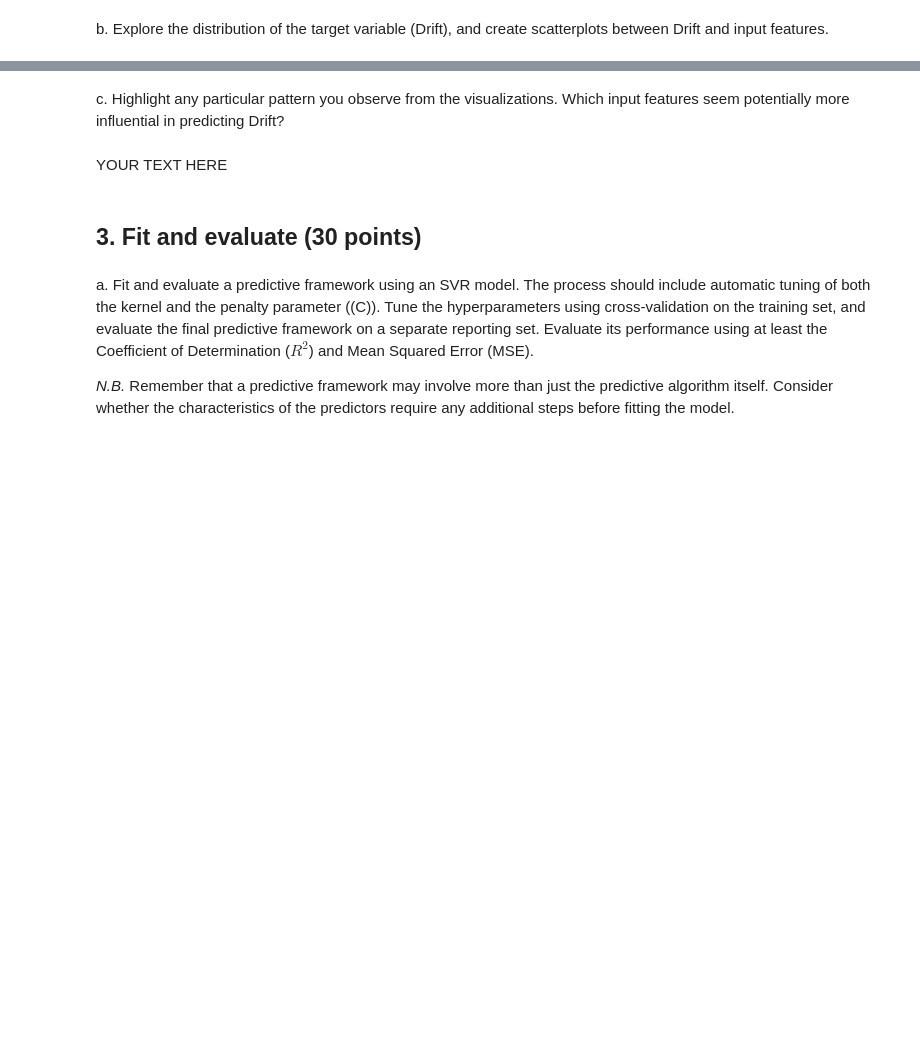
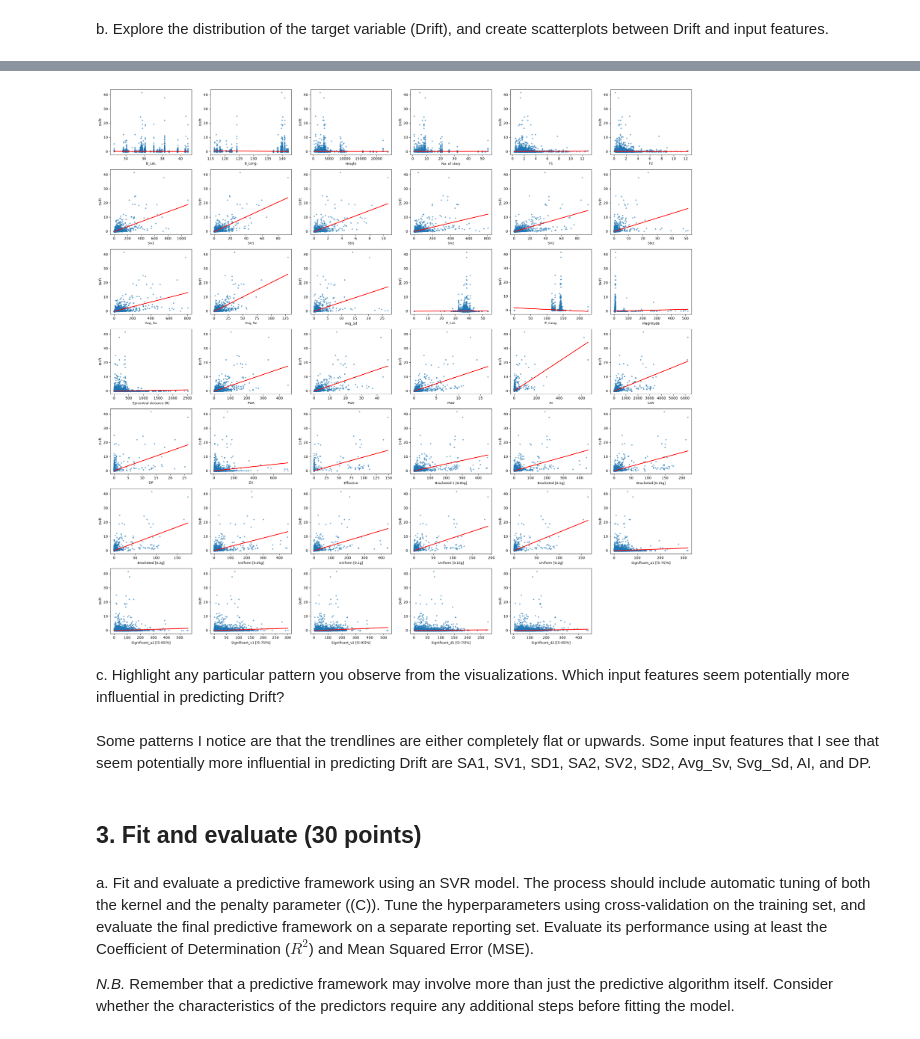
Before and after one commit to james-torgerson/ds4021_lab02, a Jupyter notebook: 02-seismic-support-vector-regression.ipynb, the cells around one changed output, grey strips where cells are left out. Saved outputs shown, nothing was run; the diff lists cells and outputs as text; code cells hidden in the pictures; blank space fills up the shorter version.

```diff
--- a/02-seismic-support-vector-regression.ipynb
+++ b/02-seismic-support-vector-regression.ipynb
@@ -64,7 +142,37 @@ b. Explore the distribution of the target variable (Drift), and create scatterpl
+# %%
+n = len(features)
+ncols = 6
+nrows = int(np.ceil(n / ncols))
+
+fig, axes = plt.subplots(nrows, ncols, figsize=(4 * ncols, 3.2 * nrows))
+axes = axes.flatten()
+
+for ax, col in zip(axes, features):
+    x = data[col]
+    y_ = data['Drift']
+
+    mask = x.notna() & y_.notna()
+    x, y_ = x[mask], y_[mask]
+
+    ax.scatter(x, y_, s=8, alpha=0.5)
+    ax.set_xlabel(col, fontsize=9)
+    ax.set_ylabel('Drift', fontsize=9)
+
+    slope, intercept = np.polyfit(x, y_, 1)
+    x_line = np.linspace(x.min(), x.max(), 100)
+    ax.plot(x_line, slope * x_line + intercept, color='red', linewidth=2)
+
+for ax in axes[n:]:
+    ax.set_visible(False)
+
+plt.tight_layout()
+plt.show()
+# %% [output]
+[figure, added]
 # %% [markdown]
 c. Highlight any particular pattern you observe from the visualizations. Which input features seem potentially more influential in predicting Drift?
 # %% [markdown]
-YOUR TEXT HERE
+Some patterns I notice are that the trendlines are either completely flat or upwards. Some input features that I see that seem potentially more influential in predicting Drift are SA1, SV1, SD1, SA2, SV2, SD2, Avg_Sv, Svg_Sd, AI, and DP.
 # %% [markdown]
 ## 3. Fit and evaluate (30 points)
 # %% [markdown]
```
Also changed, not shown: parts of 4 cells of this notebook.
